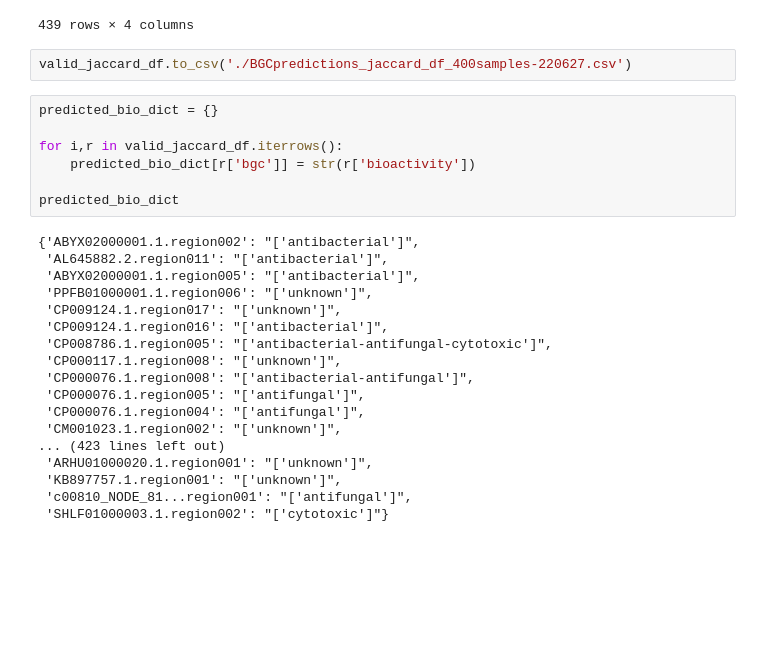
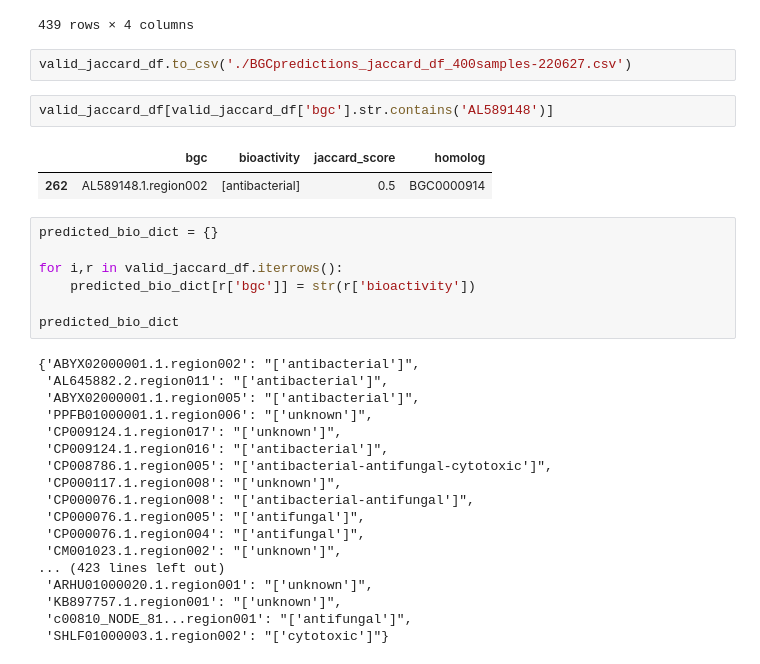
Before and after one commit to tiagolbiotech/BioGeneClassifier, a Jupyter notebook: notebook5-BioGeneClassifier-PoDP-220624.ipynb, the cells around one changed output. Saved outputs shown, nothing was run; the diff lists cells and outputs as text; blank space fills up the shorter version.

```diff
--- a/notebook5-BioGeneClassifier-PoDP-220624.ipynb
+++ b/notebook5-BioGeneClassifier-PoDP-220624.ipynb
@@ -846,6 +846,11 @@ valid_jaccard_df
 439 rows × 4 columns
 # %%
 valid_jaccard_df.to_csv('./BGCpredictions_jaccard_df_400samples-220627.csv')
+# %%
+valid_jaccard_df[valid_jaccard_df['bgc'].str.contains('AL589148')]
+# %% [output]
+|  | bgc | bioactivity | jaccard_score | homolog |
+| 262 | AL589148.1.region002 | [antibacterial] | 0.5 | BGC0000914 |
 # %%
 predicted_bio_dict = {}
 
```
Also changed, not shown: parts of 3 cells of this notebook, 2 other files.
